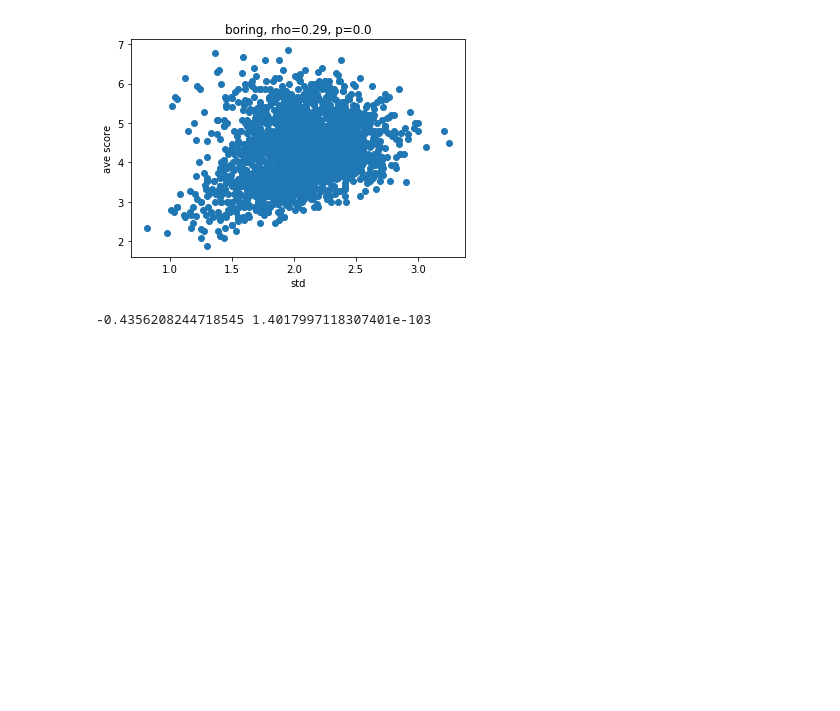
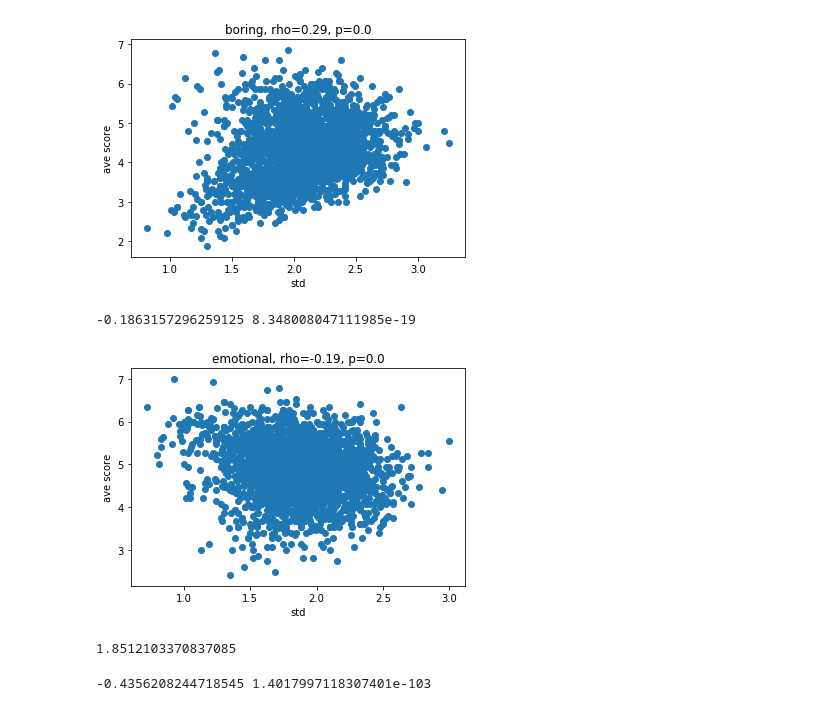
Before and after one commit to amandasongmm/impression_personality, a Jupyter notebook: extra_raw_data_ana/std_final_value.ipynb, the cells around one changed output. Drawn from its saved outputs; the diff is of its cells as text; code cells hidden in the pictures; blank space fills up the shorter version.

```diff
--- a/extra_raw_data_ana/std_final_value.ipynb
+++ b/extra_raw_data_ana/std_final_value.ipynb
@@ -27,6 +44,16 @@ plot_std_value(feat_key)
 # %% [output]
 0.29328034665404773 2.5270215540749918e-45
 [figure]
+# %%
+feat_key = 'emotional'
+plot_std_value(feat_key)
+# %% [output]
+-0.1863157296259125 8.348008047111985e-19
+[figure, added]
+# %%
+std_df['emotional'].mean()
+# %% [output]
+1.8512103370837085
 # %%
 feat_key = 'calm'
 plot_std_value(feat_key)
```
Also changed, not shown: parts of 4 cells of this notebook, 5 other files.
